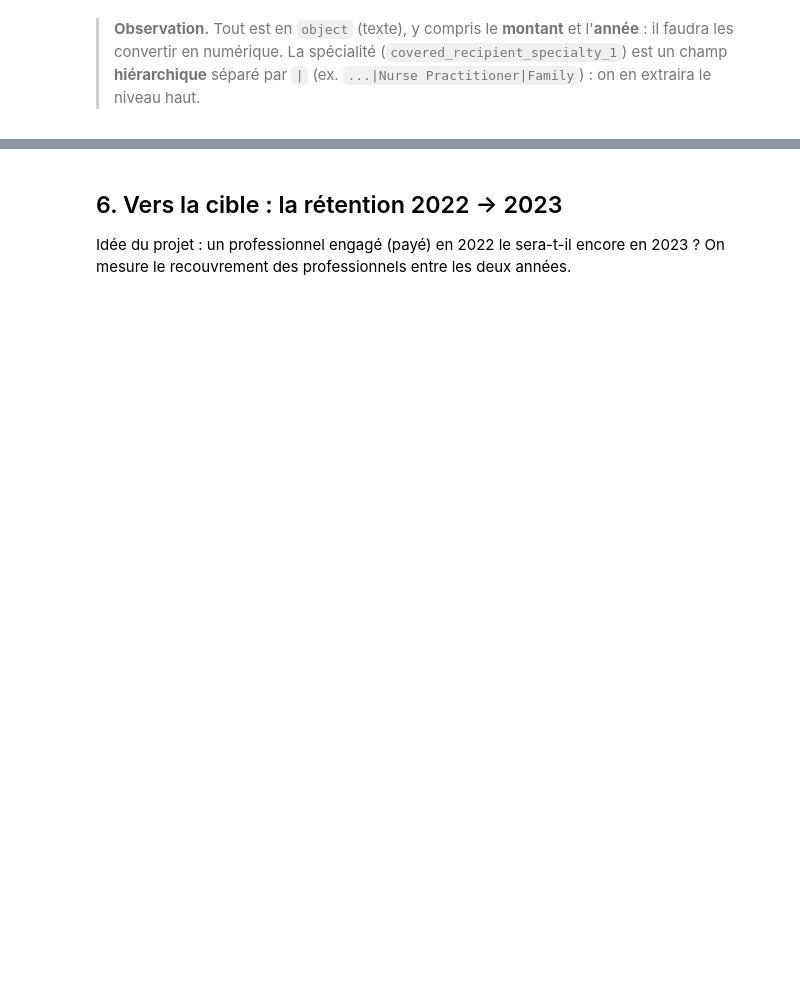
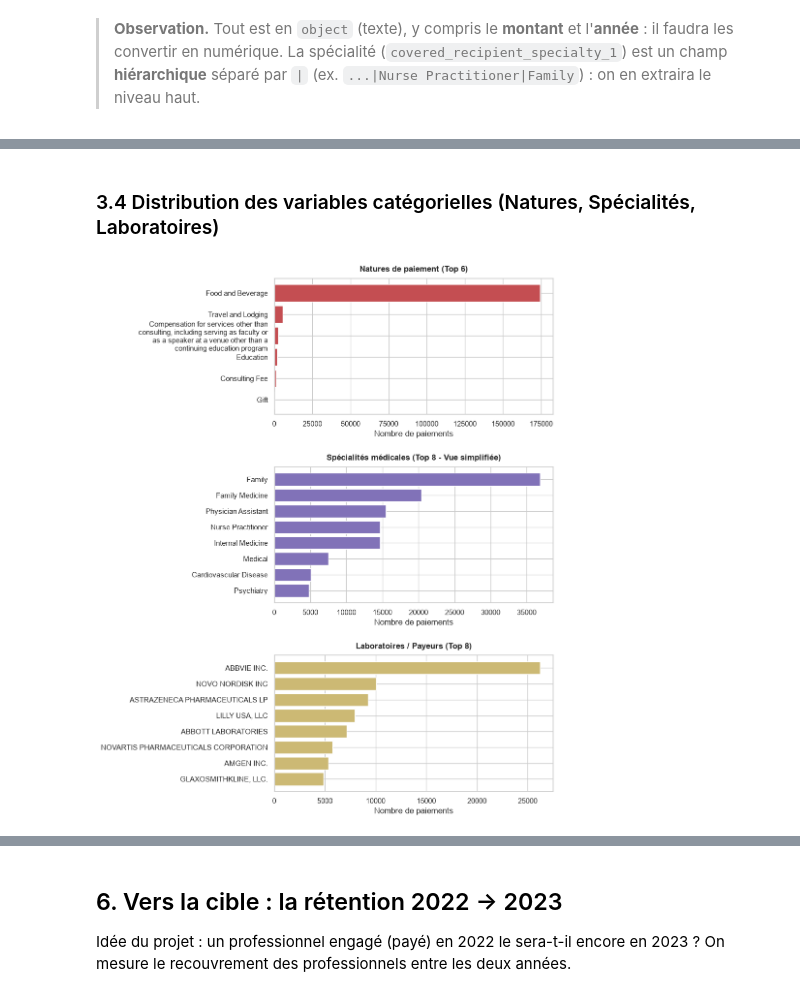
Before and after one commit to juliettebm/pharma-commercial-genai, a Jupyter notebook: notebooks/01_exploration.ipynb, the cells around one changed output, grey strips where cells are left out. Drawn from its saved outputs; the diff is of its cells as text; code cells hidden in the pictures; blank space fills up the shorter version.

```diff
--- a/notebooks/01_exploration.ipynb
+++ b/notebooks/01_exploration.ipynb
@@ -161,0 +512,40 @@ Name: count, dtype: int64
+# %% [markdown]
+### 3.4 Distribution des variables catégorielles (Natures, Spécialités, Laboratoires)
+# %%
+import textwrap
+
+fig, axes = plt.subplots(3, 1, figsize=(10, 12))
+
+# --- 1. Top Natures (Formatage ajusté pour la 3e barre) ---
+top_natures = raw['nature_of_payment_or_transfer_of_value'].value_counts().head(6)
+
+# On force un découpage plus large (width=45) pour éviter d'avoir 5 micro-lignes
+natures_labels = ['\n'.join(textwrap.wrap(l, width=45)) for l in top_natures.index[::-1]]
+
+axes[0].barh(natures_labels, top_natures.values[::-1], color="#C44E52")
+axes[0].set_title("Natures de paiement (Top 6)", fontsize=12, fontweight='bold', pad=10)
+axes[0].set_xlabel("Nombre de paiements")
+
+# --- 2. Top Spécialités (Identique - Parfait) ---
+top_specs = raw['covered_recipient_specialty_1'].dropna().value_counts().head(8)
+specs_short = [label.split('|')[-1].strip() for label in top_specs.index[::-1]]
+
+axes[1].barh(specs_short, top_specs.values[::-1], color="#8172B8")
+axes[1].set_title("Spécialités médicales (Top 8 - Vue simplifiée)", fontsize=12, fontweight='bold', pad=10)
+axes[1].set_xlabel("Nombre de paiements")
+
+# --- 3. Top Laboratoires (Identique - Parfait) ---
+top_labs = raw['applicable_manufacturer_or_applicable_gpo_making_payment_name'] \
+    .str.upper() \
+    .str.strip() \
+    .value_counts() \
+    .head(8)
+
+axes[2].barh(top_labs.index[::-1], top_labs.values[::-1], color="#CCB974")
+axes[2].set_title("Laboratoires / Payeurs (Top 8)", fontsize=12, fontweight='bold', pad=10)
+axes[2].set_xlabel("Nombre de paiements")
+
+plt.tight_layout(pad=2.0)
+plt.show()
+# %% [output]
+[figure, new version]
```
Also changed, not shown: parts of 57 cells of this notebook, 2 other files.
